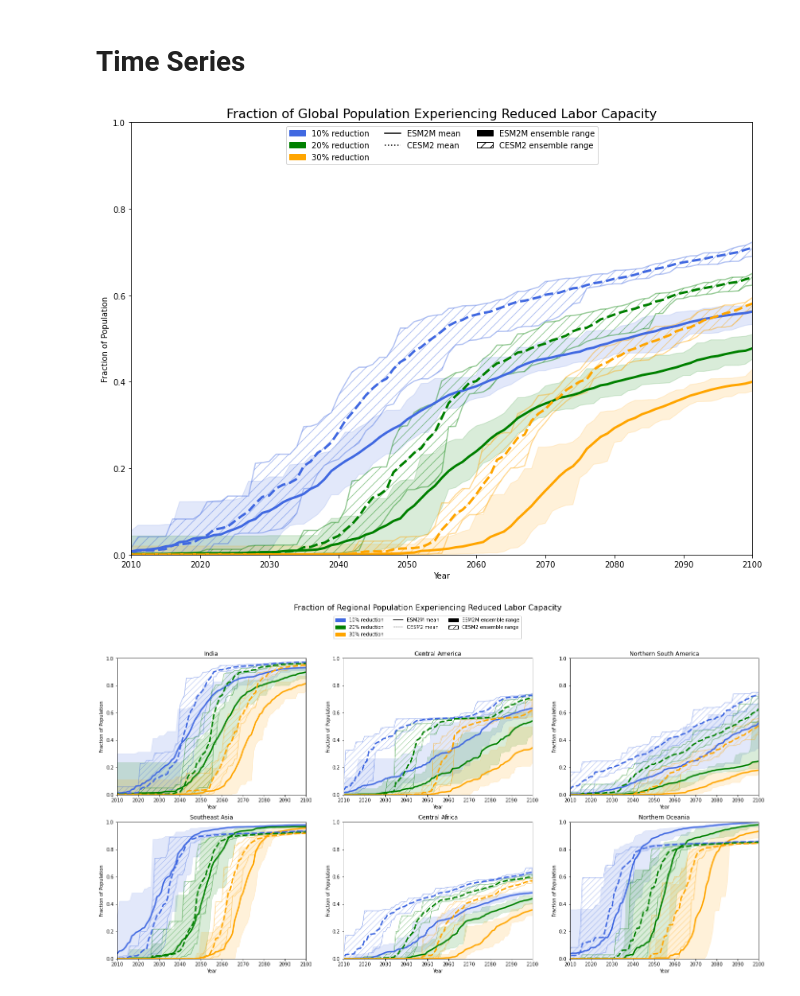
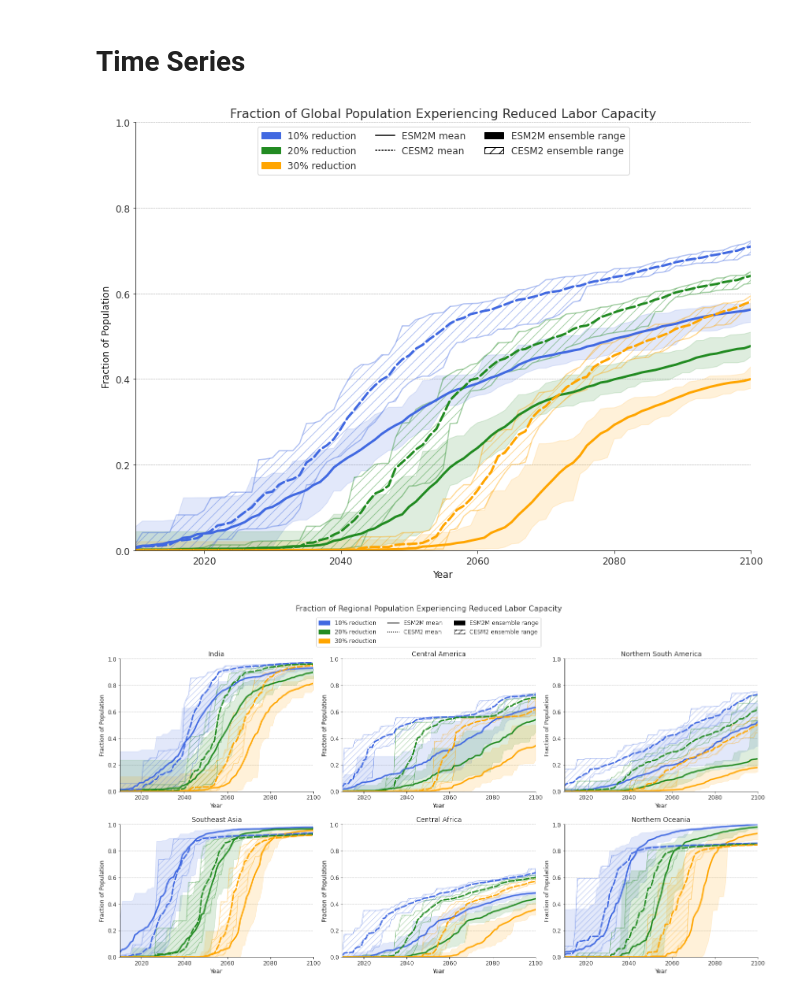
Before and after one commit to KYan19/pei, a Jupyter notebook: notebooks/8.2_Summer_ToE.ipynb, the cells around one changed output. Saved outputs shown, nothing was run; the diff lists cells and outputs as text; code cells hidden in the pictures.

```diff
--- a/notebooks/8.2_Summer_ToE.ipynb
+++ b/notebooks/8.2_Summer_ToE.ipynb
@@ -11,3 +11,4 @@ from cartopy.util import add_cyclic_point
 import matplotlib.patches as mpatches
 import matplotlib.lines as mlines
 from dask.diagnostics import ProgressBar
+plt.style.use('/home/aos/kyan/.config/matplotlib/esm2m.mplstyle')
@@ -234,11 +238,11 @@ fig, ax = plt.subplots(figsize=(20,10))
 
 for x in locs:
     region = regions[x]
-    # Get number of >ToE years for grid cells in region
+    # Get ToEs for grid cells in region
     ds_esm2m = lf.slice_region(ds_toe_esm2m,region,'GFDL')
     ds_cesm2 = lf.slice_region(ds_toe_cesm2,region,'CESM2')
 
-    # Population-weighted average number of >ToE years
+    # Population-weighted average ToE
     esm2m_avg = ds_esm2m.weighted(ds_pop_esm2m).mean(['lon','lat'])
     cesm2_avg = ds_cesm2.weighted(ds_pop_cesm2).mean(['lon','lat'])
 
@@ -249,14 +253,16 @@ for x in locs:
     errors_cesm2_above = cesm2_avg.max('ensemble')-cesm2_avg.mean('ensemble')
     errors_cesm2_below = cesm2_avg.mean('ensemble')-cesm2_avg.min('ensemble')
 
-    ax.bar(x - 3*width, esm2m_avg['0.9'].mean('ensemble'), width, yerr=[[errors_esm2m_below['0.9']],[errors_esm2m_above['0.9']]], error_kw={'capsize':3}, color='royalblue')
-    ax.bar(x - 2*width, cesm2_avg['0.9'].mean('ensemble'), width, yerr=[[errors_cesm2_below['0.9']],[errors_cesm2_above['0.9']]], error_kw={'capsize':3}, edgecolor='royalblue', fill=False, hatch='//')
+    ec = (0.2,0.2,0.2)
 
-    ax.bar(x - 0.5*width, esm2m_avg['0.8'].mean('ensemble'), width, yerr=[[errors_esm2m_below['0.8']],[errors_esm2m_above['0.8']]], error_kw={'capsize':3}, color='green')
-    ax.bar(x + 0.5*width, cesm2_avg['0.8'].mean('ensemble'), width, yerr=[[errors_cesm2_below['0.8']],[errors_cesm2_above['0.8']]], error_kw={'capsize':3}, edgecolor='green', fill=False, hatch='//')
+    ax.bar(x-3*width,esm2m_avg['0.9'].mean('ensemble'),width,yerr=[[errors_esm2m_below['0.9']],[errors_esm2m_above['0.9']]],color='royalblue',ecolor=ec)
+    ax.bar(x-2*width,cesm2_avg['0.9'].mean('ensemble'),width,yerr=[[errors_cesm2_below['0.9']],[errors_cesm2_above['0.9']]],edgecolor='royalblue',fill=False,hatch='//',ecolor=ec)
 
-    ax.bar(x + 2*width, esm2m_avg['0.7'].mean('ensemble'), width, yerr=[[errors_esm2m_below['0.7']],[errors_esm2m_above['0.7']]], error_kw={'capsize':3}, color='orange')
-    ax.bar(x + 3*width, cesm2_avg['0.7'].mean('ensemble'), width, yerr=[[errors_cesm2_below['0.7']],[errors_cesm2_above['0.7']]], error_kw={'capsize':3}, edgecolor='orange', fill=False, hatch='//')
+    ax.bar(x-0.5*width,esm2m_avg['0.8'].mean('ensemble'),width,yerr=[[errors_esm2m_below['0.8']],[errors_esm2m_above['0.8']]],color='forestgreen',ecolor=ec)
+    ax.bar(x+0.5*width,cesm2_avg['0.8'].mean('ensemble'),width,yerr=[[errors_cesm2_below['0.8']],[errors_cesm2_above['0.8']]],edgecolor='forestgreen',fill=False,hatch='//',ecolor=ec)
+
+    ax.bar(x+2*width,esm2m_avg['0.7'].mean('ensemble'),width,yerr=[[errors_esm2m_below['0.7']],[errors_esm2m_above['0.7']]],color='orange',ecolor=ec)
+    ax.bar(x+3*width,cesm2_avg['0.7'].mean('ensemble'),width,yerr=[[errors_cesm2_below['0.7']],[errors_cesm2_above['0.7']]],edgecolor='orange',fill=False,hatch='//',ecolor=ec)
 
 # Region labels on top
 ax.set_xticks(locs)
@@ -265,7 +271,7 @@ ax.set_ylim([2000,2100]);
 
 # Legend for different thresholds
 blue_patch = mpatches.Patch(color='royalblue', label='10% reduction')
-green_patch = mpatches.Patch(color='green', label='20% reduction')
+green_patch = mpatches.Patch(color='forestgreen', label='20% reduction')
 orange_patch = mpatches.Patch(color='orange', label='30% reduction')
 
 solid_patch = mpatches.Patch(color='black', label='ESM2M')
@@ -273,5 +279,5 @@ hatch_patch = mpatches.Patch(fill=False, hatch='//', color='black', label='CESM2
 
 ax.legend(handles=[blue_patch,green_patch,orange_patch,solid_patch,hatch_patch],ncol=5,fancybox=True,loc='lower center',bbox_to_anchor=(0.5,1));
 
-ax.set_title('Time Until First Realization of Reduced Labor Capacity: Regional Average\n\n',fontsize=16);
+ax.set_title('Time Until First Realization of Reduced Labor Capacity: Population-Weighted Regional Average\n\n',fontsize=16);
 # %% [output]
@@ -287,8 +293,8 @@ def frac_emerge_plot(ds_toe_esm2m,ds_toe_cesm2,ds_pop_esm2m,ds_pop_cesm2,title,a
     ax.fill_between(ds_frac_esm2m['year'],ds_frac_esm2m['0.9'].min(dim='ensemble'),ds_frac_esm2m['0.9'].max(dim='ensemble'),alpha=0.15,color='royalblue')
     ds_frac_esm2m['0.9'].mean(dim='ensemble').plot(ax=ax,color='royalblue',linewidth=3)
 
-    ax.fill_between(ds_frac_esm2m['year'],ds_frac_esm2m['0.8'].min(dim='ensemble'),ds_frac_esm2m['0.8'].max(dim='ensemble'),alpha=0.15,color='green')
-    ds_frac_esm2m['0.8'].mean(dim='ensemble').plot(ax=ax,color='green',linewidth=3)
+    ax.fill_between(ds_frac_esm2m['year'],ds_frac_esm2m['0.8'].min(dim='ensemble'),ds_frac_esm2m['0.8'].max(dim='ensemble'),alpha=0.15,color='forestgreen')
+    ds_frac_esm2m['0.8'].mean(dim='ensemble').plot(ax=ax,color='forestgreen',linewidth=3)
 
     ax.fill_between(ds_frac_esm2m['year'],ds_frac_esm2m['0.7'].min(dim='ensemble'),ds_frac_esm2m['0.7'].max(dim='ensemble'),alpha=0.15,color='orange')
     ds_frac_esm2m['0.7'].mean(dim='ensemble').plot(ax=ax,color='orange',linewidth=3)
@@ -296,8 +302,8 @@ def frac_emerge_plot(ds_toe_esm2m,ds_toe_cesm2,ds_pop_esm2m,ds_pop_cesm2,title,a
     ax.fill_between(ds_frac_cesm2['year'],ds_frac_cesm2['0.9'].min(dim='ensemble'),ds_frac_cesm2['0.9'].max(dim='ensemble'),alpha=0.4,facecolor='none',hatch='//',edgecolor='royalblue',linewidth=1.5)
     ds_frac_cesm2['0.9'].mean(dim='ensemble').plot(ax=ax,color='royalblue',linestyle='dashed',linewidth=3)
 
-    ax.fill_between(ds_frac_cesm2['year'],ds_frac_cesm2['0.8'].min(dim='ensemble'),ds_frac_cesm2['0.8'].max(dim='ensemble'),alpha=0.4,facecolor='none',hatch='//',edgecolor='green',linewidth=1.5)
-    ds_frac_cesm2['0.8'].mean(dim='ensemble').plot(ax=ax,color='green',linestyle='dashed',linewidth=3)
+    ax.fill_between(ds_frac_cesm2['year'],ds_frac_cesm2['0.8'].min(dim='ensemble'),ds_frac_cesm2['0.8'].max(dim='ensemble'),alpha=0.4,facecolor='none',hatch='//',edgecolor='forestgreen',linewidth=1.5)
+    ds_frac_cesm2['0.8'].mean(dim='ensemble').plot(ax=ax,color='forestgreen',linestyle='dashed',linewidth=3)
 
     ax.fill_between(ds_frac_cesm2['year'],ds_frac_cesm2['0.7'].min(dim='ensemble'),ds_frac_cesm2['0.7'].max(dim='ensemble'),alpha=0.4,facecolor='none',hatch='//',edgecolor='orange',linewidth=1.5)
     ds_frac_cesm2['0.7'].mean(dim='ensemble').plot(ax=ax,color='orange',linestyle='dashed',linewidth=3)
@@ -307,6 +313,7 @@ def frac_emerge_plot(ds_toe_esm2m,ds_toe_cesm2,ds_pop_esm2m,ds_pop_cesm2,title,a
     ax.set_ylabel('Fraction of Population')
     ax.set_ylim([0,1])
     ax.set_xlim([2010,2100])
+    ax.set_xticks(np.linspace(2020,2100,5))
     ax.set_title(title)
 # %%
 fig,ax=plt.subplots(figsize=(14,10))
@@ -317,7 +324,7 @@ ax.set_title('Fraction of Global Population Experiencing Reduced Labor Capacity'
 
 # Set legend
 blue_patch = mpatches.Patch(color='royalblue', label='10% reduction')
-green_patch = mpatches.Patch(color='green', label='20% reduction')
+green_patch = mpatches.Patch(color='forestgreen', label='20% reduction')
 orange_patch = mpatches.Patch(color='orange', label='30% reduction')
 
 solid_line = mlines.Line2D([], [], color='black', linestyle='solid', label='ESM2M mean')
@@ -326,9 +333,9 @@ dot_line = mlines.Line2D([], [], color='black', linestyle='dotted', label='CESM2
 solid_patch = mpatches.Patch(color='black', label='ESM2M ensemble range')
 hatch_patch = mpatches.Patch(fill=False, hatch='//', color='black', label='CESM2 ensemble range')
 
-ax.legend(handles=[blue_patch,green_patch,orange_patch,solid_line,dot_line,solid_patch,hatch_patch],ncol=3,fancybox=True,loc='upper center');
+ax.legend(handles=[blue_patch,green_patch,orange_patch,solid_line,dot_line,solid_patch,hatch_patch],ncol=3,fancybox=True,loc='upper center',fontsize=12);
 # %% [output]
-[figure, old version]
+[figure, new version]
 # %%
 regions = ['India','Central America','Northern South America','Southeast Asia','Central Africa','Northern Oceania']
 
@@ -338,36 +345,38 @@ fig, axs = plt.subplots(figsize=(24,12),nrows=2,ncols=3)
 # Running counter to determine axis
 index = 0
 
 # Loop through regions
 for region in regions:
     # Get correct axis
     ax = axs[int(index/3)][index%3]
     index+=1
 
     ds_esm2m = lf.slice_region(ds_toe_esm2m,region,'GFDL')
     pop_esm2m = lf.slice_region(ds_pop_esm2m,region,'GFDL')
     ds_cesm2 = lf.slice_region(ds_toe_cesm2,region,'CESM2')
     pop_cesm2 = lf.slice_region(ds_pop_cesm2,region,'CESM2')
 
     frac_emerge_plot(ds_esm2m,ds_cesm2,pop_esm2m,pop_cesm2,region,ax)
 
-fig.suptitle('Fraction of Regional Population Experiencing Reduced Labor Capacity',fontsize=16)
-
 # Set legend
 blue_patch = mpatches.Patch(color='royalblue', label='10% reduction')
-green_patch = mpatches.Patch(color='green', label='20% reduction')
+green_patch = mpatches.Patch(color='forestgreen', label='20% reduction')
 orange_patch = mpatches.Patch(color='orange', label='30% reduction')
 
 solid_line = mlines.Line2D([], [], color='black', linestyle='solid', label='ESM2M mean')
 dot_line = mlines.Line2D([], [], color='black', linestyle='dotted', label='CESM2 mean')
 
 solid_patch = mpatches.Patch(color='black', label='ESM2M ensemble range')
 hatch_patch = mpatches.Patch(fill=False, hatch='//', color='black', label='CESM2 ensemble range')
 
 fig.subplots_adjust(top=0.85)
-legend_ax = fig.add_axes([0.3, 0.875, 0.4, 0.1])
-legend_ax.legend(handles=[blue_patch,green_patch,orange_patch,solid_line,dot_line,solid_patch,hatch_patch],ncol=3,fancybox=True,loc='center');
+legend_ax = fig.add_axes([0.3, 0.875, 0.4, 0.08])
+legend_ax.legend(handles=[blue_patch,green_patch,orange_patch,solid_line,dot_line,solid_patch,hatch_patch],ncol=3,fancybox=True,loc='center',fontsize=12);
 legend_ax.set_frame_on(False)
+legend_ax.grid(False)
 legend_ax.tick_params(bottom=False,left=False,labelbottom=False,labelleft=False)
+
+fig.subplots_adjust(wspace=.15,hspace=.25)
+fig.suptitle('Fraction of Regional Population Experiencing Reduced Labor Capacity',fontsize=16);
 # %% [output]
-[figure, old version]
+[figure, new version]
```
Also changed, not shown: parts of 11 cells of this notebook, 1 other file.
